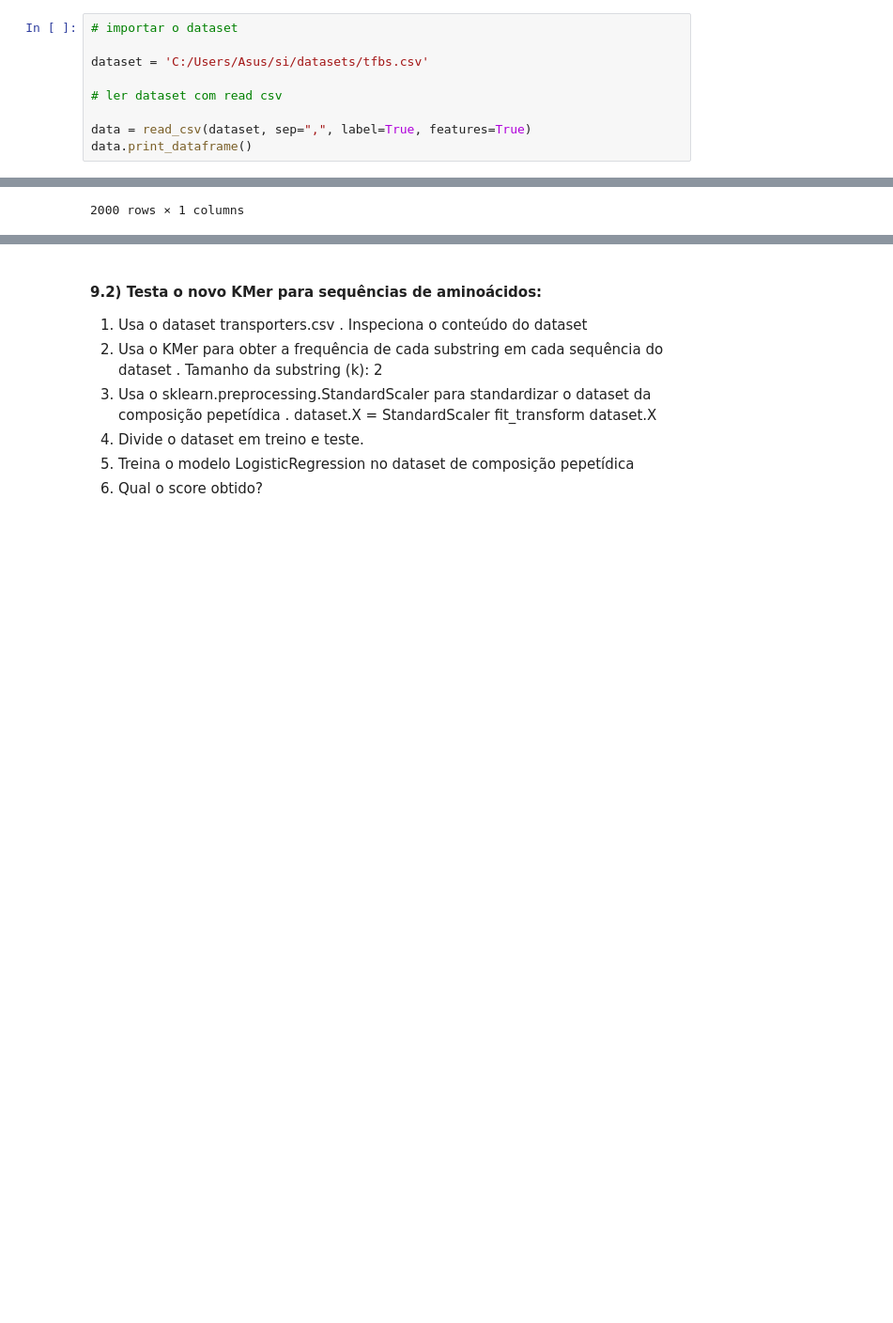
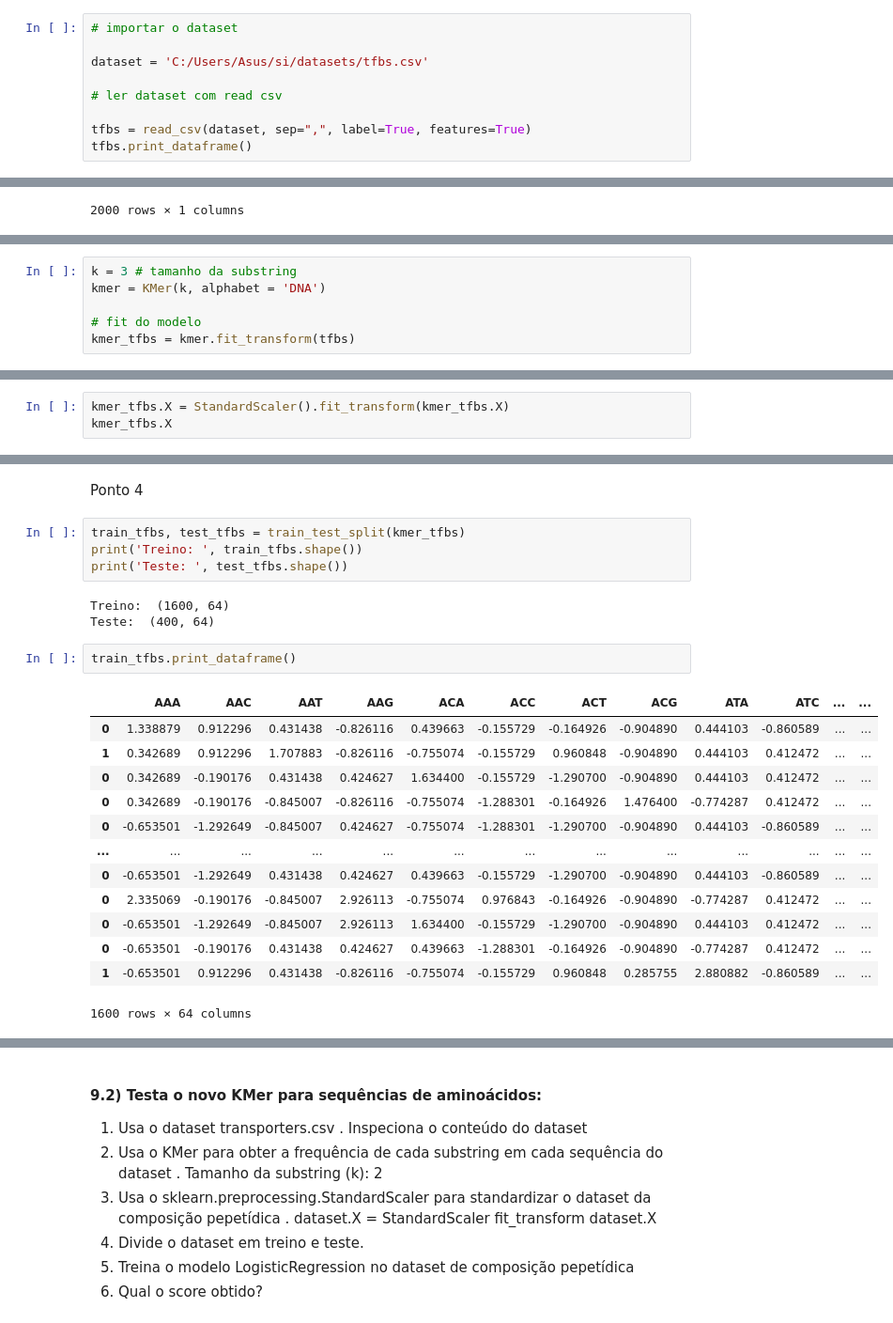
Before and after one commit to carinaa9/si, a Jupyter notebook: scripts/aula8.ipynb, the cells around one changed output, grey strips where cells are left out. Shown at 94% size. Saved outputs shown, nothing was run; the diff lists cells and outputs as text; blank space fills up the shorter version.

```diff
--- a/scripts/aula8.ipynb
+++ b/scripts/aula8.ipynb
@@ -30,8 +35,8 @@ dataset = 'C:/Users/Asus/si/datasets/tfbs.csv'
 
 # ler dataset com read csv
 
-data = read_csv(dataset, sep=",", label=True, features=True)
-data.print_dataframe()
+tfbs = read_csv(dataset, sep=",", label=True, features=True)
+tfbs.print_dataframe()
 # %% [output]
 |  | sequence |
 | 0 | CCGAGGGCTATGGTTTGGAAGTTAGAACCCTGG... |
@@ -48,0 +56,6 @@ data.print_dataframe()
+# %%
+k = 3 # tamanho da substring
+kmer = KMer(k, alphabet = 'DNA')
+
+# fit do modelo
+kmer_tfbs = kmer.fit_transform(tfbs)
@@ -48,0 +64,3 @@ data.print_dataframe()
+# %%
+kmer_tfbs.X = StandardScaler().fit_transform(kmer_tfbs.X)
+kmer_tfbs.X
@@ -48,0 +81,25 @@ data.print_dataframe()
+# %% [markdown]
+Ponto 4
+# %%
+train_tfbs, test_tfbs = train_test_split(kmer_tfbs)
+print('Treino: ', train_tfbs.shape())
+print('Teste: ', test_tfbs.shape())
+# %% [output]
+Treino:  (1600, 64)
+Teste:  (400, 64)
+# %%
+train_tfbs.print_dataframe()
+# %% [output]
+|  | AAA | AAC | AAT | AAG | ACA | ACC | ACT | ACG | ATA | ATC | ... | ... |
+| 0 | 1.338879 | 0.912296 | 0.431438 | -0.826116 | 0.439663 | -0.155729 | -0.164926 | -0.904890 | 0.444103 | -0.860589 | ... | ... |
+| 1 | 0.342689 | 0.912296 | 1.707883 | -0.826116 | -0.755074 | -0.155729 | 0.960848 | -0.904890 | 0.444103 | 0.412472 | ... | ... |
+| 0 | 0.342689 | -0.190176 | 0.431438 | 0.424627 | 1.634400 | -0.155729 | -1.290700 | -0.904890 | 0.444103 | 0.412472 | ... | ... |
+| 0 | 0.342689 | -0.190176 | -0.845007 | -0.826116 | -0.755074 | -1.288301 | -0.164926 | 1.476400 | -0.774287 | 0.412472 | ... | ... |
+| 0 | -0.653501 | -1.292649 | -0.845007 | 0.424627 | -0.755074 | -1.288301 | -1.290700 | -0.904890 | 0.444103 | -0.860589 | ... | ... |
+| ... | ... | ... | ... | ... | ... | ... | ... | ... | ... | ... | ... | ... |
+| 0 | -0.653501 | -1.292649 | 0.431438 | 0.424627 | 0.439663 | -0.155729 | -1.290700 | -0.904890 | 0.444103 | -0.860589 | ... | ... |
+| 0 | 2.335069 | -0.190176 | -0.845007 | 2.926113 | -0.755074 | 0.976843 | -0.164926 | -0.904890 | -0.774287 | 0.412472 | ... | ... |
+| 0 | -0.653501 | -1.292649 | -0.845007 | 2.926113 | 1.634400 | -0.155729 | -1.290700 | -0.904890 | 0.444103 | 0.412472 | ... | ... |
+| 0 | -0.653501 | -0.190176 | 0.431438 | 0.424627 | 0.439663 | -1.288301 | -0.164926 | -0.904890 | -0.774287 | 0.412472 | ... | ... |
+| 1 | -0.653501 | 0.912296 | 0.431438 | -0.826116 | -0.755074 | -0.155729 | 0.960848 | 0.285755 | 2.880882 | -0.860589 | ... | ... |
+1600 rows × 64 columns
```
Also changed, not shown: parts of 20 cells of this notebook, 8 other files.
